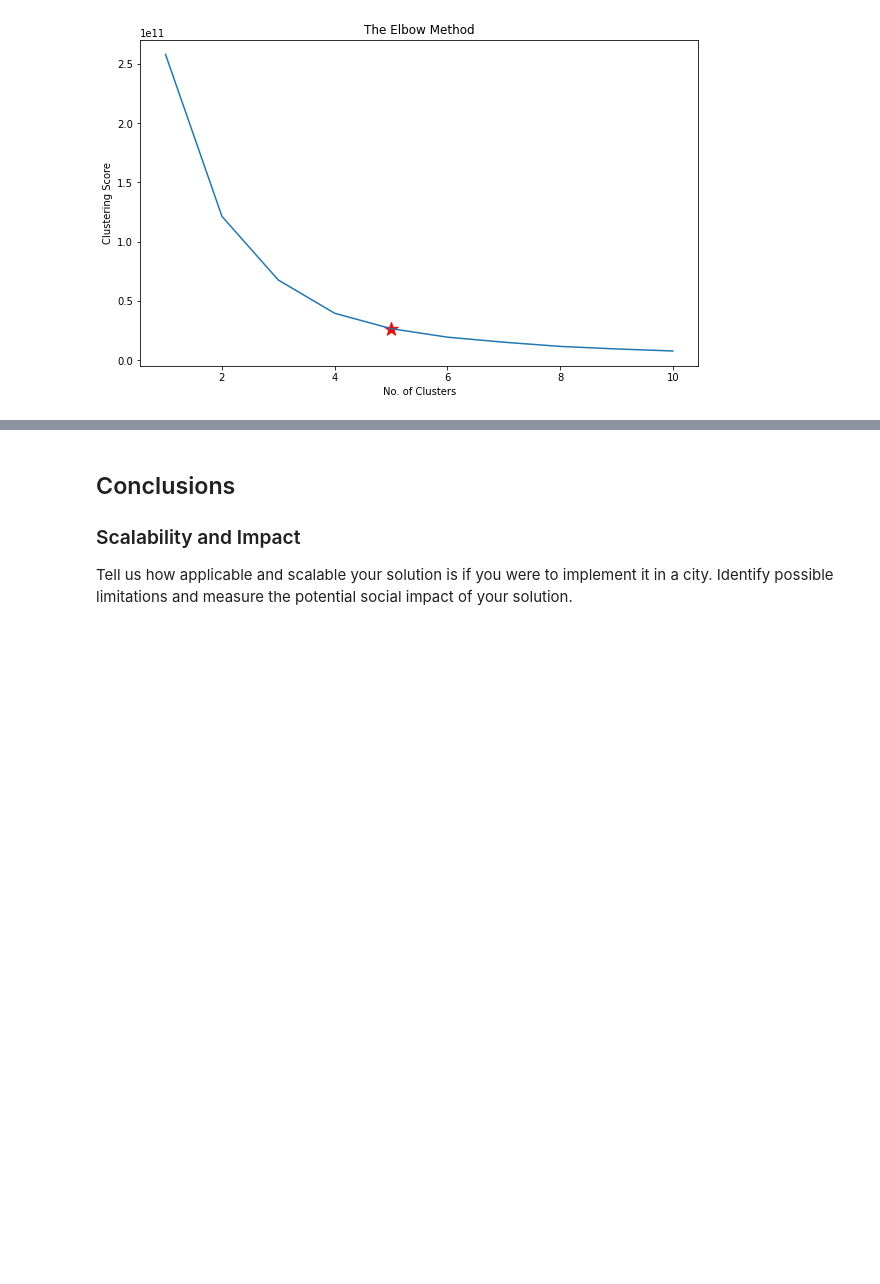
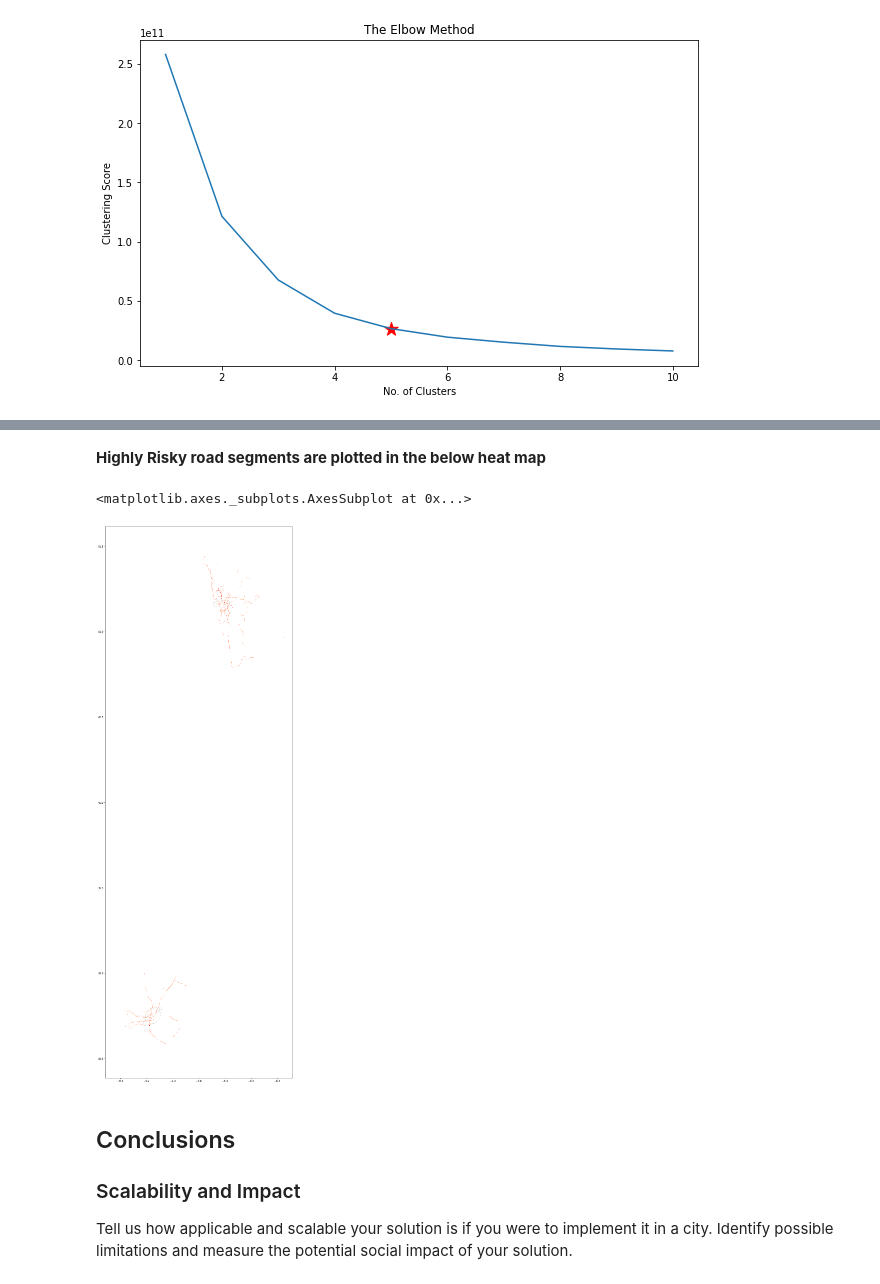
Before and after one commit to Pravallika-Myneni/WDL-stage-2, a Jupyter notebook: WDL_stage_2.ipynb, the cells around one changed output, grey strips where cells are left out. Cells and saved outputs as stored; diff of their text form; code cells hidden in the pictures; blank space fills up the shorter version.

```diff
--- a/WDL_stage_2.ipynb
+++ b/WDL_stage_2.ipynb
@@ -452,3 +677,13 @@ cluster_4.describe()
+# %% [markdown]
+**Highly Risky road segments are plotted in the below heat map**
+# %%
+ax = porto_boundaries.plot(figsize=(20,40), color='none', edgecolor='gainsboro', zorder=3)
+lisbon_boundaries.plot(figsize=(40,20), color='none', edgecolor='gainsboro', zorder=3,ax=ax)
+Geo_data_2.plot(color = 'lightsalmon',markersize = 0.5, ax = ax) #Riskier
+Geo_data_1.plot(color = 'Red',markersize = 0.5, ax = ax)  #Highly Risk
+# %% [output]
+<matplotlib.axes._subplots.AxesSubplot at 0x...>
+[figure, added]
 # %% [markdown]
 ## Conclusions
 
```
Also changed, not shown: parts of 91 cells of this notebook.
